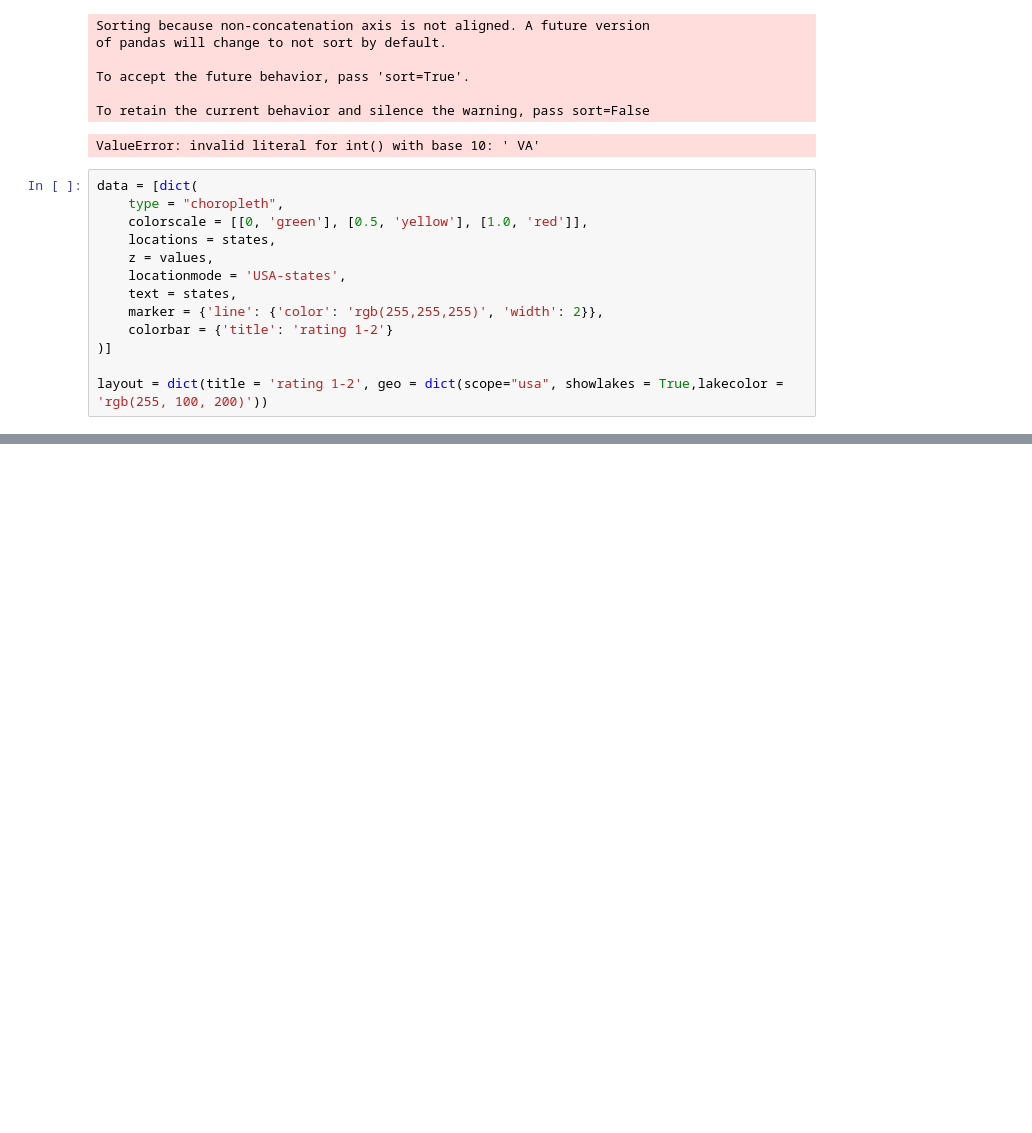
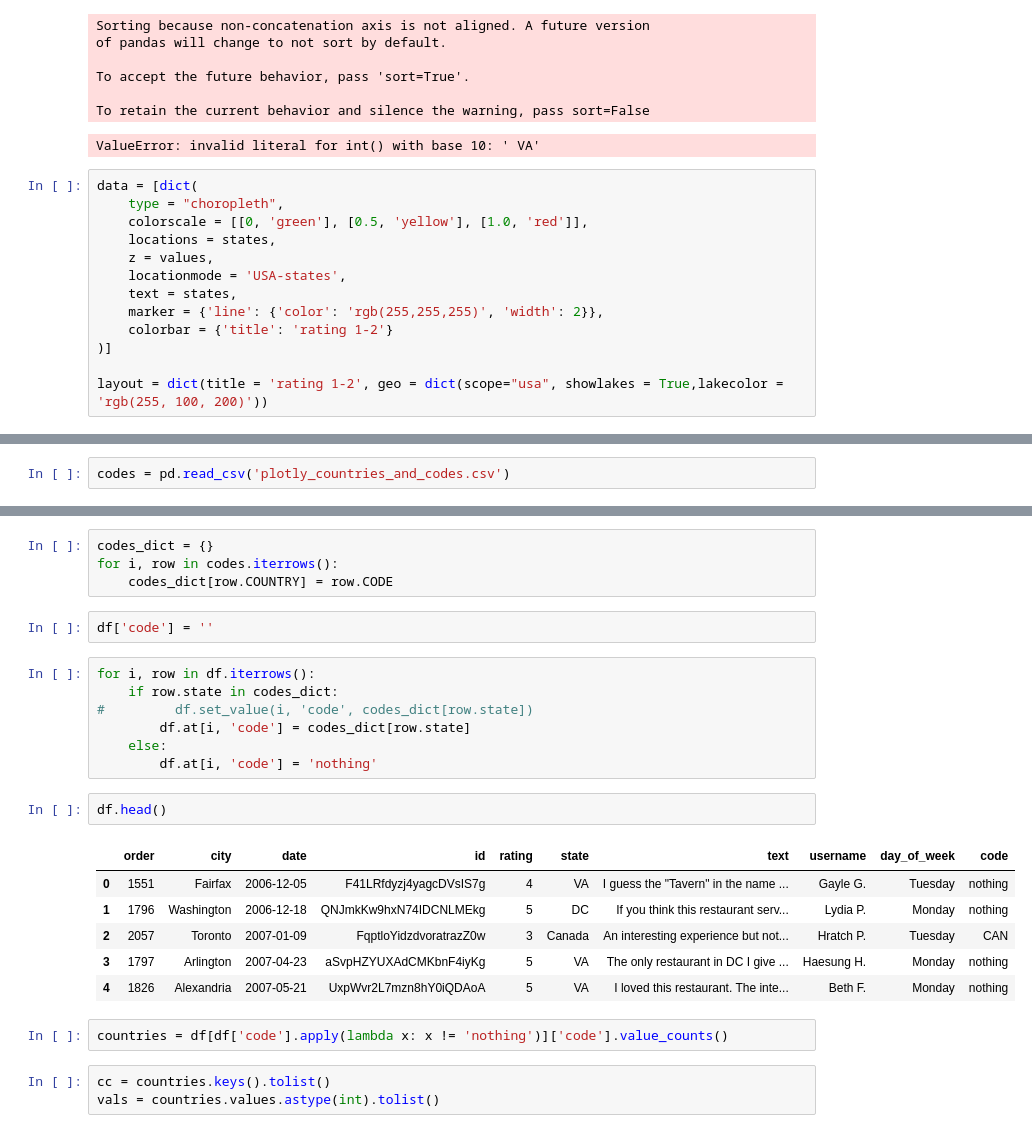
Before and after one commit to Gryazzz/Review, a Jupyter notebook: Analysis.ipynb, the cells around one changed output, grey strips where cells are left out. Cells and saved outputs as stored; diff of their text form; blank space fills up the shorter version.

Commit message:
add all countries

```diff
--- a/Analysis.ipynb
+++ b/Analysis.ipynb
@@ -334,3 +345,5 @@ fig = go.Figure(data = data, layout = layout)
 iplot(fig, filename='d3-cloropleth-map')
 # %% [output]
 [interactive output not drawn]
+# %%
+codes = pd.read_csv('plotly_countries_and_codes.csv')
@@ -336,0 +373,27 @@ iplot(fig, filename='d3-cloropleth-map')
+# %%
+codes_dict = {}
+for i, row in codes.iterrows():
+    codes_dict[row.COUNTRY] = row.CODE
+# %%
+df['code'] = ''
+# %%
+for i, row in df.iterrows():
+    if row.state in codes_dict:
+#         df.set_value(i, 'code', codes_dict[row.state])
+        df.at[i, 'code'] = codes_dict[row.state]
+    else:
+        df.at[i, 'code'] = 'nothing'
+# %%
+df.head()
+# %% [output]
+|  | order | city | date | id | rating | state | text | username | day_of_week | code |
+| 0 | 1551 | Fairfax | 2006-12-05 | F41LRfdyzj4yagcDVsIS7g | 4 | VA | I guess the "Tavern" in the name ... | Gayle G. | Tuesday | nothing |
+| 1 | 1796 | Washington | 2006-12-18 | QNJmkKw9hxN74IDCNLMEkg | 5 | DC | If you think this restaurant serv... | Lydia P. | Monday | nothing |
+| 2 | 2057 | Toronto | 2007-01-09 | FqptloYidzdvoratrazZ0w | 3 | Canada | An interesting experience but not... | Hratch P. | Tuesday | CAN |
+| 3 | 1797 | Arlington | 2007-04-23 | aSvpHZYUXAdCMKbnF4iyKg | 5 | VA | The only restaurant in DC I give ... | Haesung H. | Monday | nothing |
+| 4 | 1826 | Alexandria | 2007-05-21 | UxpWvr2L7mzn8hY0iQDAoA | 5 | VA | I loved this restaurant. The inte... | Beth F. | Monday | nothing |
+# %%
+countries = df[df['code'].apply(lambda x: x != 'nothing')]['code'].value_counts()
+# %%
+cc = countries.keys().tolist()
+vals = countries.values.astype(int).tolist()
```
Also changed, not shown: parts of 7 cells of this notebook.
